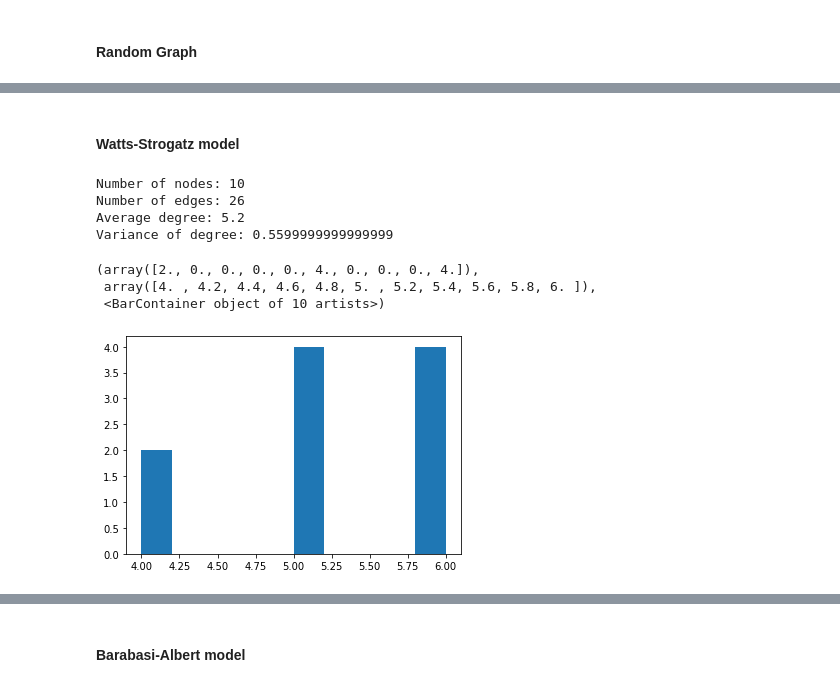
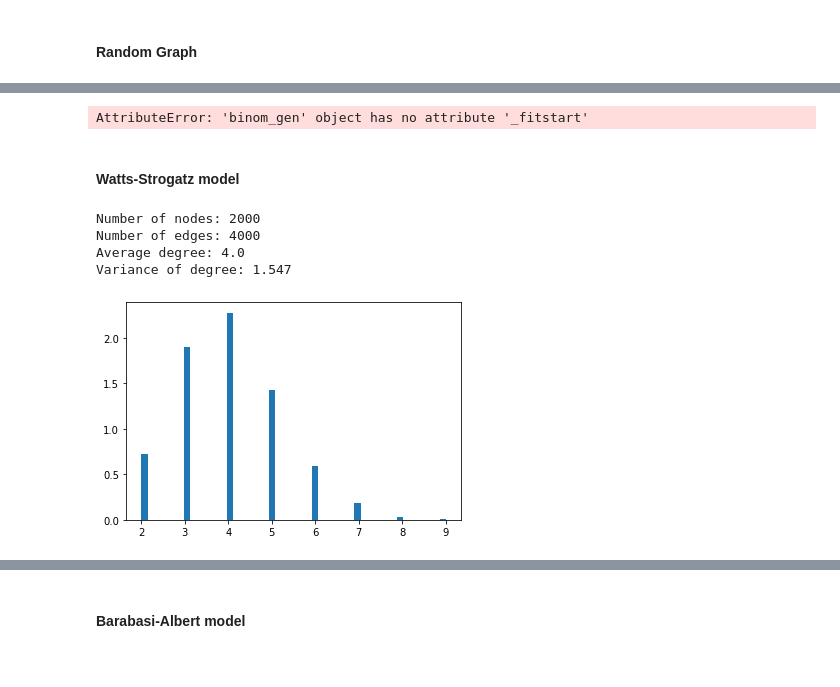
Before and after one commit to KasiaMacioszek/diffusion_processes, a Jupyter notebook: Assignment3.ipynb, the cells around one changed output, grey strips where cells are left out. Drawn from its saved outputs; the diff is of its cells as text; code cells hidden in the pictures.

```diff
--- a/Assignment3.ipynb
+++ b/Assignment3.ipynb
@@ -91,20 +133,24 @@ KeyboardInterrupt:
+# %%
+res = stats.rv_continuous.fit(stats.binom, degrees)
+# %% [output]
+AttributeError: 'binom_gen' object has no attribute '_fitstart'
 # %% [markdown]
 #### Watts-Strogatz model
+# %%
+WSMObj = Watts_Strogatz_model()
 # %%
-WSM = Watts_Strogatz_model(10).generate(1)
+WSM = WSMObj.generate(0.5)
 # %%
 print(f"Number of nodes: {WSM.number_of_nodes()}")
 print(f"Number of edges: {WSM.number_of_edges()}")
 degrees = [val for (node, val) in WSM.degree()]
 print(f"Average degree: {np.mean(degrees)}")
 print(f"Variance of degree: {np.var(degrees)}")
-plt.hist(degrees)
+plt.hist(degrees, density=True, bins=50)
+plt.show()
 # %% [output]
-Number of nodes: 10
-Number of edges: 26
-Average degree: 5.2
-Variance of degree: 0.5599999999999999
+Number of nodes: 2000
+Number of edges: 4000
+Average degree: 4.0
+Variance of degree: 1.547
-(array([2., 0., 0., 0., 0., 4., 0., 0., 0., 4.]),
- array([4. , 4.2, 4.4, 4.6, 4.8, 5. , 5.2, 5.4, 5.6, 5.8, 6. ]),
- <BarContainer object of 10 artists>)
-[figure, old version]
+[figure, new version]
```
Also changed, not shown: parts of 26 cells of this notebook.
